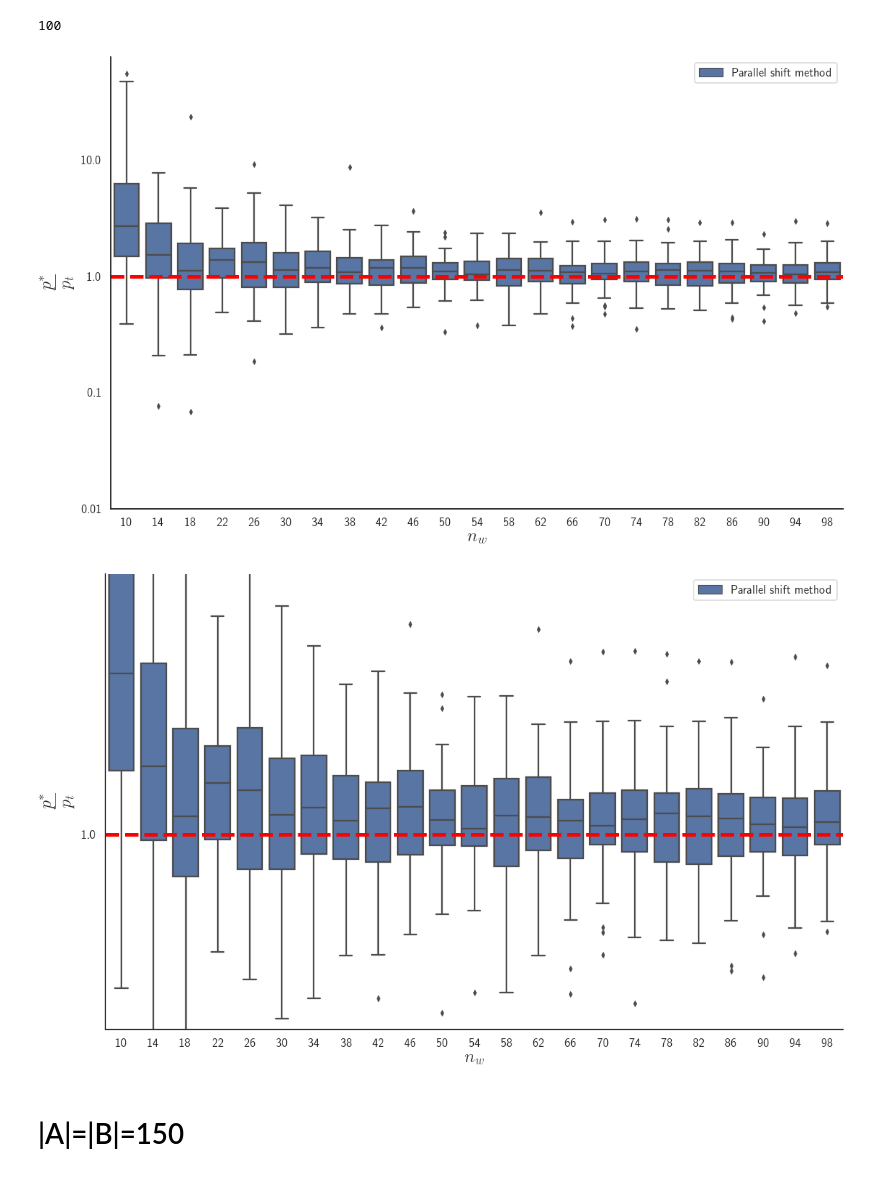
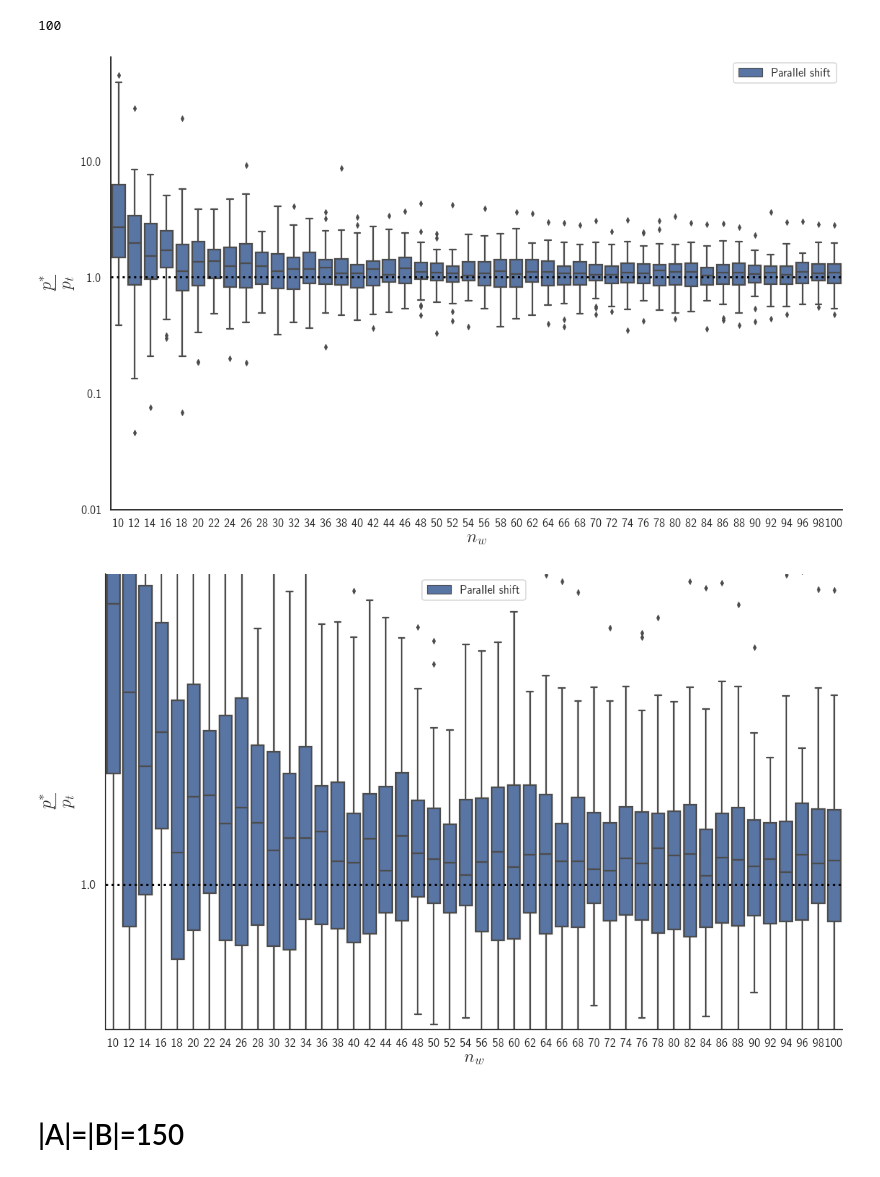
Before and after one commit to statisticalbiotechnology/parallelPermutationTest, a Jupyter notebook: Comparison 2 Accuracy-NEW.ipynb, the cells around one changed output. Drawn from its saved outputs; the diff is of its cells as text; code cells hidden in the pictures.

Commit message:
adding some cosmetic to plots

```diff
--- a/Comparison 2 Accuracy-NEW.ipynb
+++ b/Comparison 2 Accuracy-NEW.ipynb
@@ -165,7 +165,7 @@ def SNSMultipleboxPlot(allEerrorList, Bin, allMWUList=None, allFPList=None, log=
 
     plt.figure(figsize=(16, 10))
 
-    dataParallel = preparePandas(allEerrorList, Bin, "Parallel shift method")
+    dataParallel = preparePandas(allEerrorList, Bin, "Parallel shift")
 
     data= dataParallel
 
@@ -218,7 +218,7 @@ def SNSMultipleboxPlot(allEerrorList, Bin, allMWUList=None, allFPList=None, log=
 
 
         if dashed:
-            plt.axhline(0, ls='--', color="red", linewidth=5)
+            plt.axhline(0, ls=':', color="black", linewidth=3)
 
 
         RANGE = np.arange(np.floor(MIN), np.ceil(MAX))
@@ -329,7 +329,7 @@ N_w = list(range(10, 101,4))
 d
 # %%
 def getNwPlot(setSize):
-    N_w = list(range(10, 101,4))
+    N_w = list(range(10, 102,2))
     allEerrorNw, allEerrorNwFrac = list(), list()
     for n_w in N_w:
         Anorm0, Bnorm0 = getSynteticData(np.random.normal, mean=1.0, setN=setSize,sampleN=50)
@@ -388,19 +387,19 @@ n2 = setSize[2]; n2
 # %% [output]
 100
 # %%
-#allEerrorNwFrac2, N_w = getNwPlot(setSize[2])
+allEerrorNwFrac2, N_w = getNwPlot(n2)
 SNSMultipleboxPlot(allEerrorNwFrac2, N_w, test_type="windowSize",
                    relError=False,path="./figures/accuracy/windowSize",
                   dashed=True)
 # %% [output]
-[figure, old version]
+[figure, new version]
 # %%
-#allEerrorNwFrac2, N_w = getNwPlot(setSize[2])
+
 SNSMultipleboxPlot(allEerrorNwFrac2, N_w, test_type="windowSize",
                    relError=False,path="./figures/accuracy/windowSize",
-                  dashed=True, ylim=[0.3, 5])
+                  dashed=True, ylim=[0.6, 3])
 # %% [output]
-[figure, old version]
+[figure, new version]
 # %% [markdown]
 # |A|=|B|=150
 # %%
```
Also changed, not shown: parts of 17 cells of this notebook, 3 other files.
